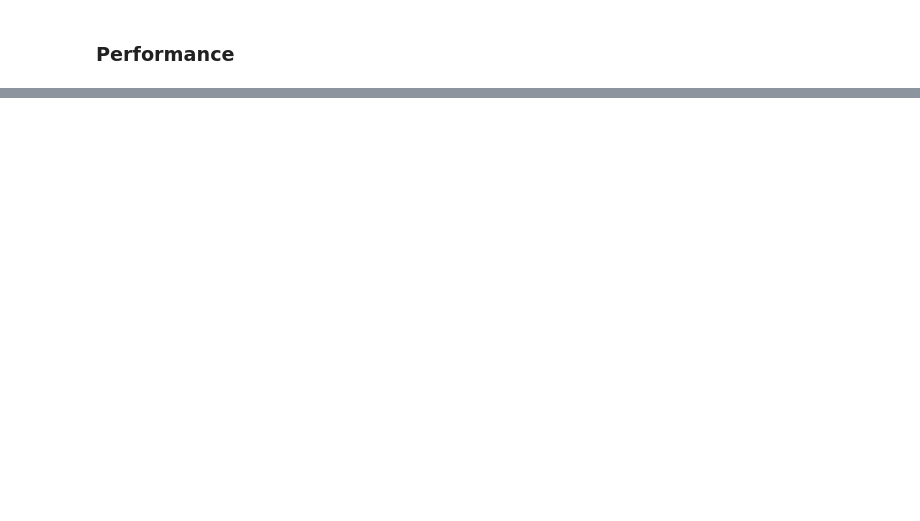
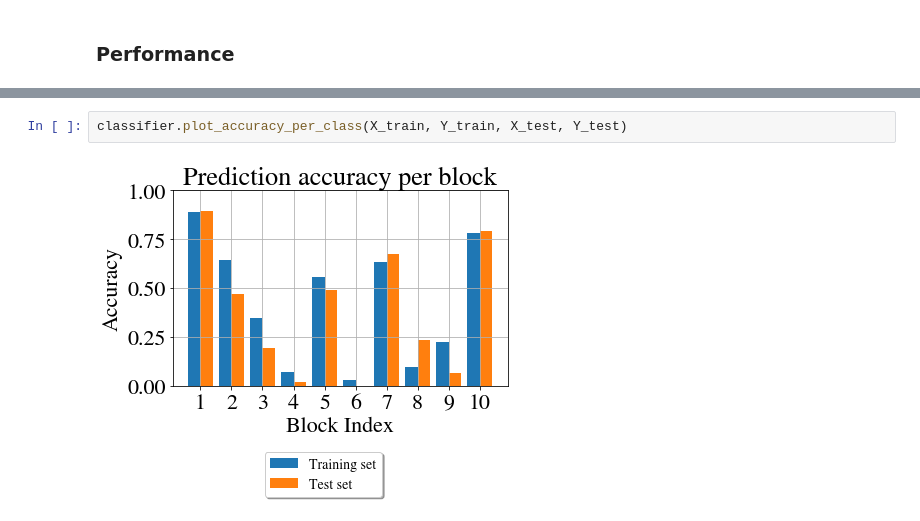
Before and after one commit to LozzaTray/Jormungandr-code, a Jupyter notebook: fb-egonet-2.ipynb, the cells around one changed output, grey strips where cells are left out. Saved outputs shown, nothing was run; the diff lists cells and outputs as text; blank space fills up the shorter version.

```diff
--- a/fb-egonet-2.ipynb
+++ b/fb-egonet-2.ipynb
@@ -187,3 +187,7 @@ classifier.plot_losses_per_class(X_train, Y_train, X_test, Y_test)
+# %%
+classifier.plot_accuracy_per_class(X_train, Y_train, X_test, Y_test)
+# %% [output]
+[figure, added]
 # %%
 reduced_X_train, reduced_X_test = X_train[:, kept_features], X_test[:, kept_features]
 
```
Also changed, not shown: parts of 16 cells of this notebook, 4 other files.
